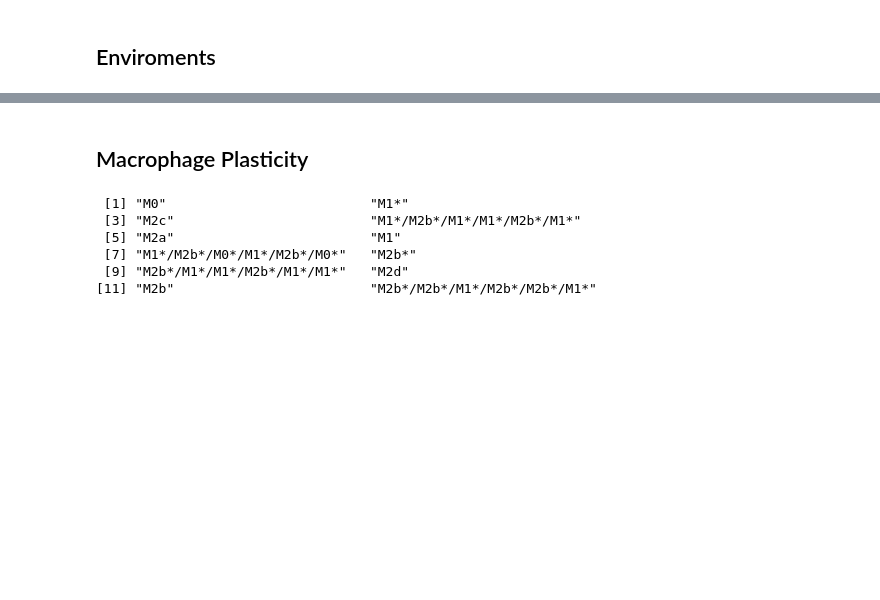
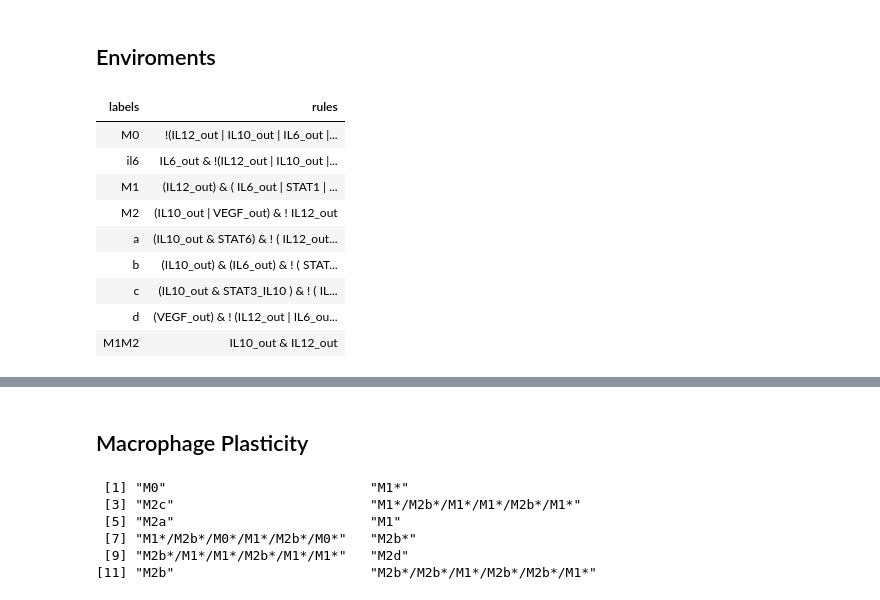
Before and after one commit to AzaidOA/Macrophage_Boolean_Network, a Jupyter notebook: MP_network.ipynb, the cells around one changed output, grey strips where cells are left out. Saved outputs shown, nothing was run; the diff lists cells and outputs as text; code cells hidden in the pictures; blank space fills up the shorter version.

```diff
--- a/MP_network.ipynb
+++ b/MP_network.ipynb
@@ -144,2 +163,15 @@ if (! file.exists(file.attr.pdf)) { dev.off() }
 # %% [markdown]
 ## Enviroments
+# %%
+labels
+# %% [output]
+| labels | rules |
+| M0 | !(IL12_out | IL10_out | IL6_out |... |
+| il6 | IL6_out & !(IL12_out | IL10_out |... |
+| M1 | (IL12_out) & ( IL6_out | STAT1 | ... |
+| M2 | (IL10_out | VEGF_out) & ! IL12_out |
+| a | (IL10_out & STAT6) & ! ( IL12_out... |
+| b | (IL10_out) & (IL6_out) & ! ( STAT... |
+| c | (IL10_out & STAT3_IL10 ) & ! ( IL... |
+| d | (VEGF_out) & ! (IL12_out | IL6_ou... |
+| M1M2 | IL10_out & IL12_out |
```
Also changed, not shown: parts of 10 cells of this notebook, 9 other files.
